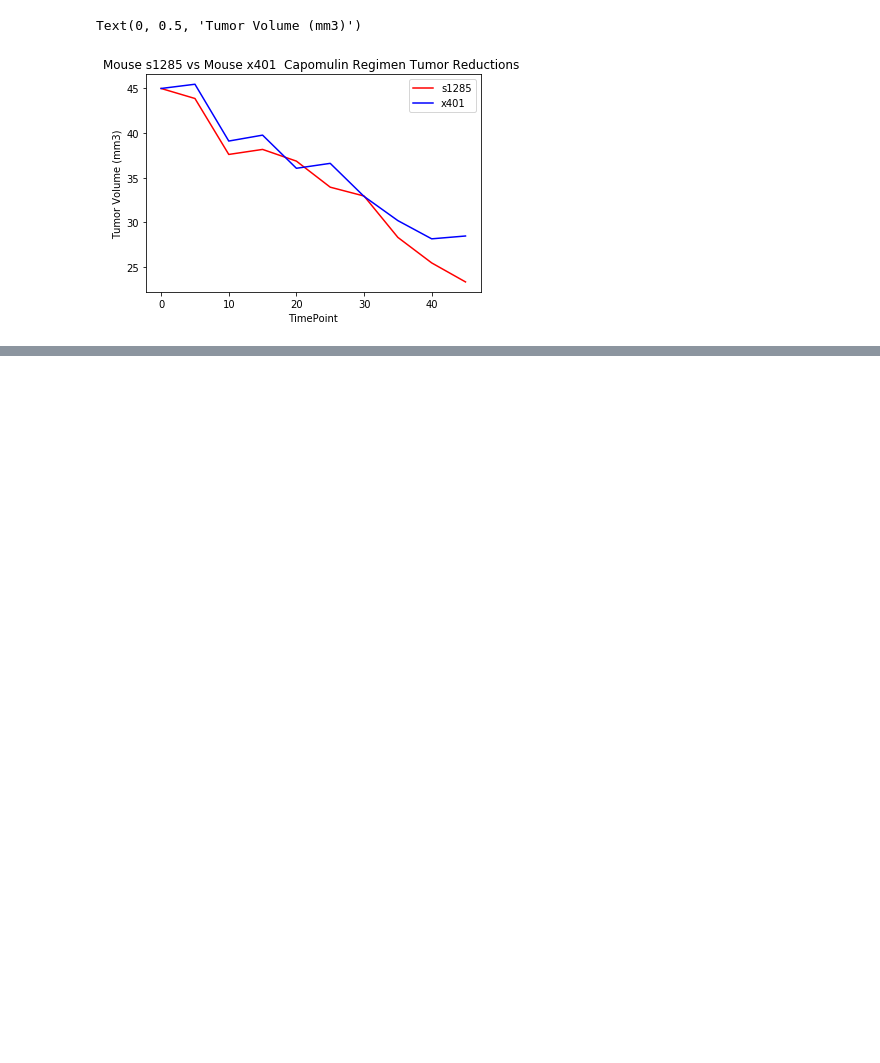
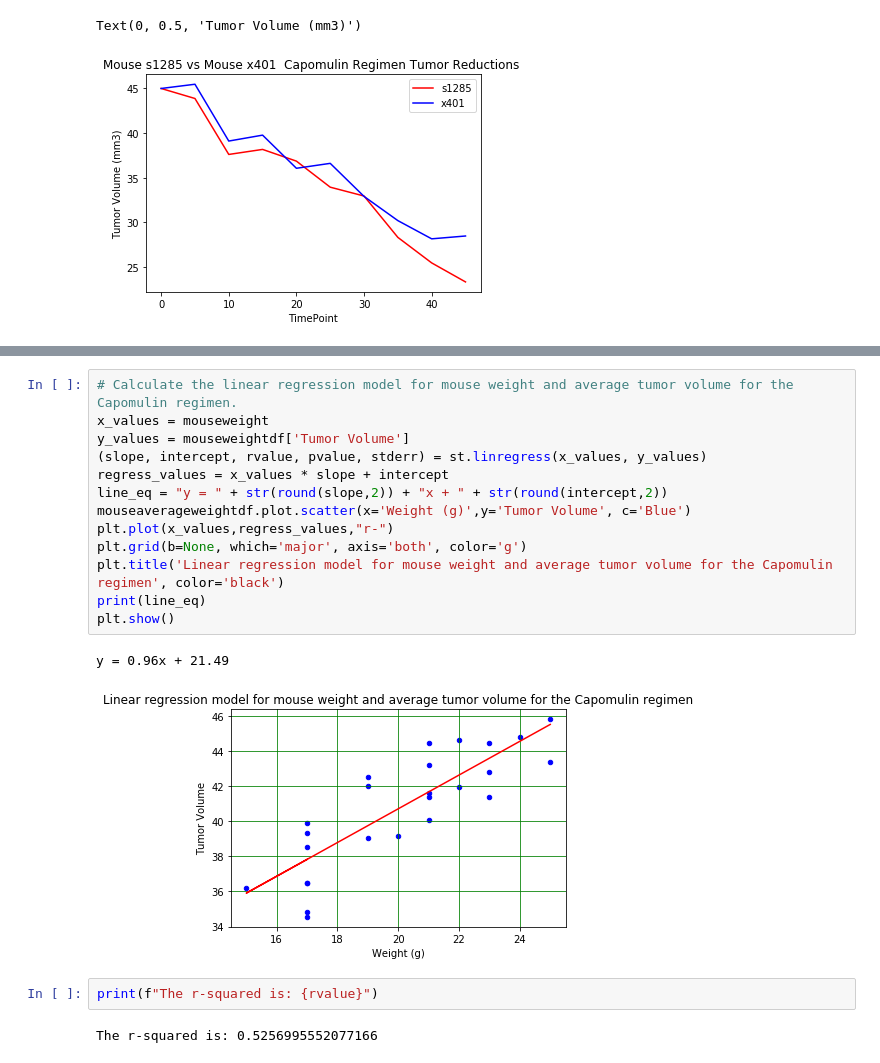
Before and after one commit to Aquanewbie/Brandon-Cornejo-Data-Analytics-HW, a Jupyter notebook: Homework5/Pymaceuticals/pymaceuticals_starter.ipynb, the cells around one changed output, grey strips where cells are left out. Drawn from its saved outputs; the diff is of its cells as text; blank space fills up the shorter version.

```diff
--- a/Homework5/Pymaceuticals/pymaceuticals_starter.ipynb
+++ b/Homework5/Pymaceuticals/pymaceuticals_starter.ipynb
@@ -578,0 +529,20 @@ plt.title('Mouse s1285 vs Mouse x401  Capomulin Regimen Tumor Reductions ', colo
+# %%
+# Calculate the linear regression model for mouse weight and average tumor volume for the Capomulin regimen.
+x_values = mouseweight
+y_values = mouseweightdf['Tumor Volume']
+(slope, intercept, rvalue, pvalue, stderr) = st.linregress(x_values, y_values)
+regress_values = x_values * slope + intercept
+line_eq = "y = " + str(round(slope,2)) + "x + " + str(round(intercept,2))
+mouseaverageweightdf.plot.scatter(x='Weight (g)',y='Tumor Volume', c='Blue')
+plt.plot(x_values,regress_values,"r-")
+plt.grid(b=None, which='major', axis='both', color='g')
+plt.title('Linear regression model for mouse weight and average tumor volume for the Capomulin regimen', color='black')
+print(line_eq)
+plt.show()
+# %% [output]
+y = 0.96x + 21.49
+[figure, added]
+# %%
+print(f"The r-squared is: {rvalue}")
+# %% [output]
+The r-squared is: 0.5256995552077166
```
Also changed, not shown: parts of 11 cells of this notebook, 1 other file.
